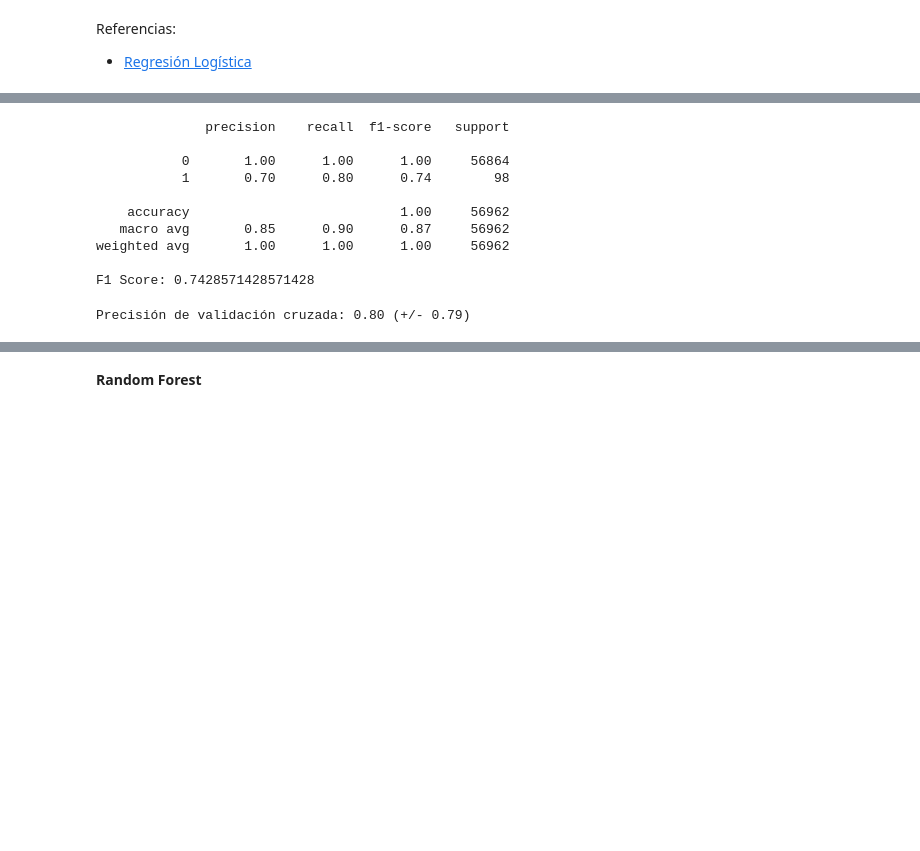
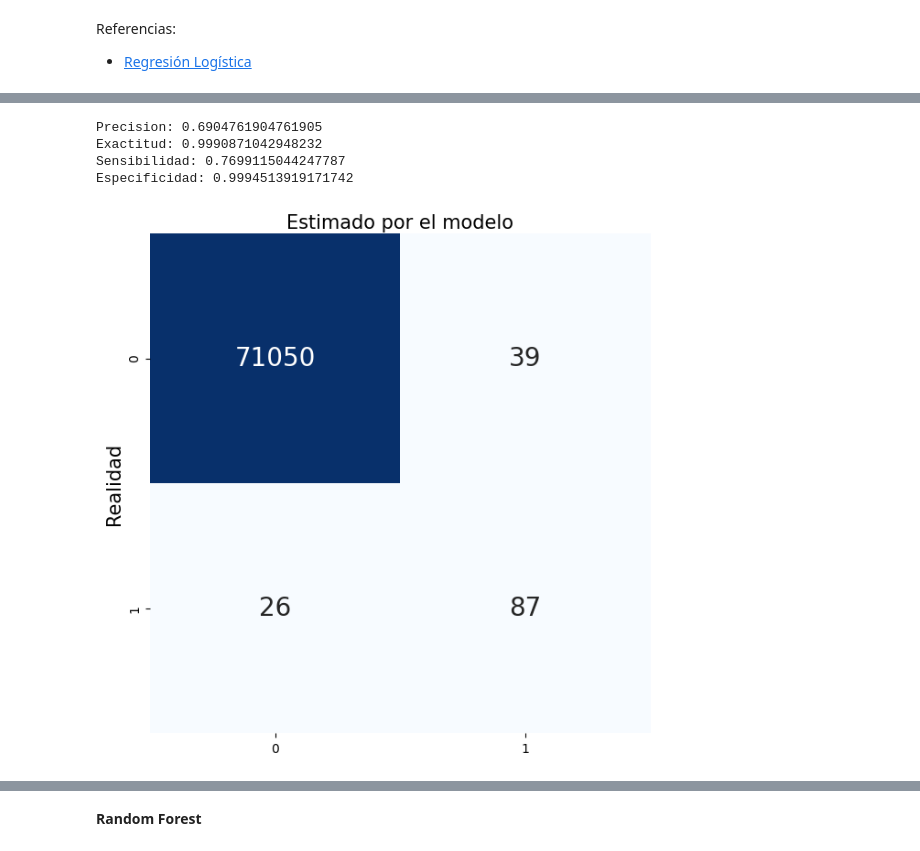
Before and after one commit to Diegbor/Proyecto_ML_BEDU, a Jupyter notebook: Proyecto_ML_Equipo_24_Modelo_1.ipynb, the cells around one changed output, grey strips where cells are left out. Cells and saved outputs as stored; diff of their text form; code cells hidden in the pictures; blank space fills up the shorter version.

```diff
--- a/Proyecto_ML_Equipo_24_Modelo_1.ipynb
+++ b/Proyecto_ML_Equipo_24_Modelo_1.ipynb
@@ -616,3 +840,0 @@ y = df.Class
-# %%
-#Separar datos de entrenamiento y prueba
-X_train, X_test, y_train, y_test = train_test_split(X, y, test_size=0.2, random_state=42)
@@ -642,23 +872,0 @@ Precisión del modelo en el conjunto de prueba: 1.00
-# %%
-# Reporte de Clasificación
-print(classification_report(y_test, predicciones))
-
-# F1 Score
-print("F1 Score:", f1_score(y_test, predicciones))
-# %% [output]
-              precision    recall  f1-score   support
-
-           0       1.00      1.00      1.00     56864
-           1       0.70      0.80      0.74        98
-
-    accuracy                           1.00     56962
-   macro avg       0.85      0.90      0.87     56962
-weighted avg       1.00      1.00      1.00     56962
-
-F1 Score: 0.7428571428571428
-# %%
-#Validacion cruzada
-scores = cross_val_score(modelo_arbol, X, y, cv=5)
-print(f'Precisión de validación cruzada: {scores.mean():.2f} (+/- {scores.std() * 2:.2f})')
-# %% [output]
-Precisión de validación cruzada: 0.80 (+/- 0.79)
@@ -664,0 +876,9 @@ Precisión de validación cruzada: 0.80 (+/- 0.79)
+# %%
+# Matriz de Confusión
+matriz_de_confusion(y_test, predicciones)
+# %% [output]
+Precision: 0.6904761904761905
+Exactitud: 0.9990871042948232
+Sensibilidad: 0.7699115044247787
+Especificidad: 0.9994513919171742
+[figure, added]
```
Also changed, not shown: parts of 128 cells of this notebook.
